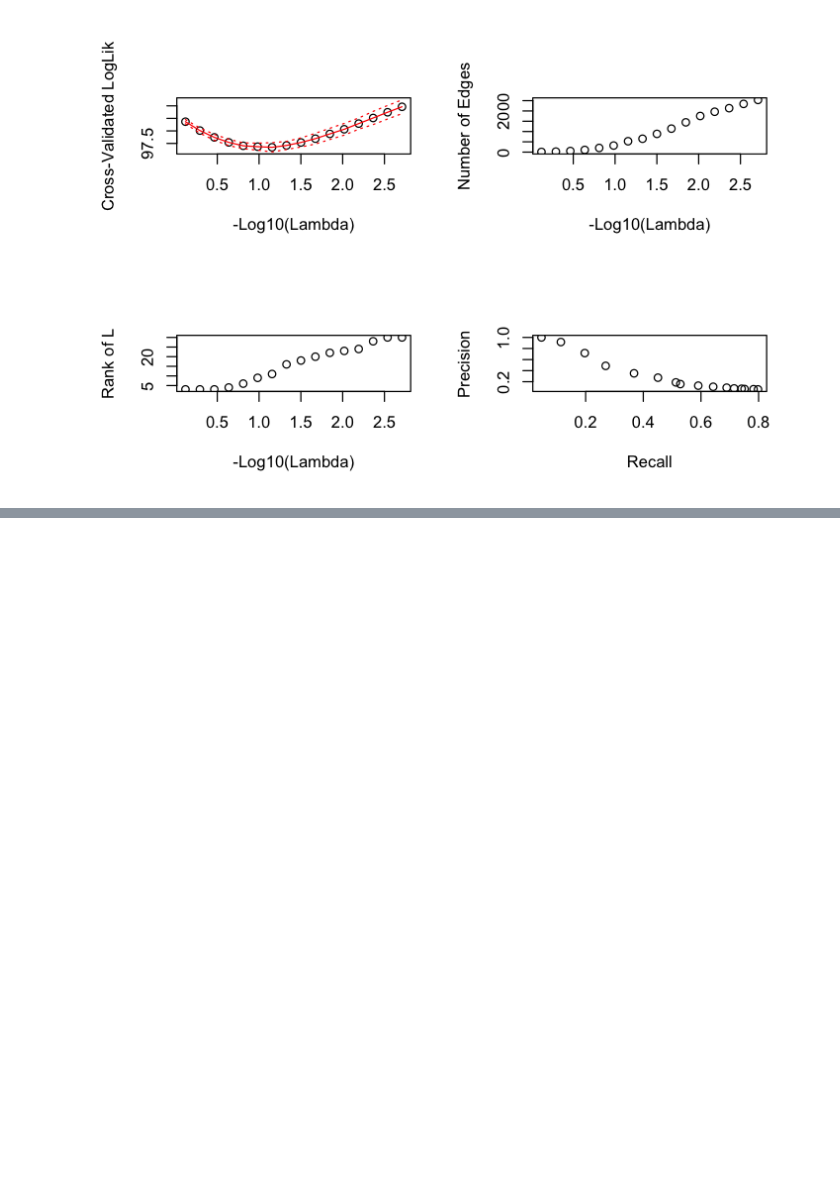
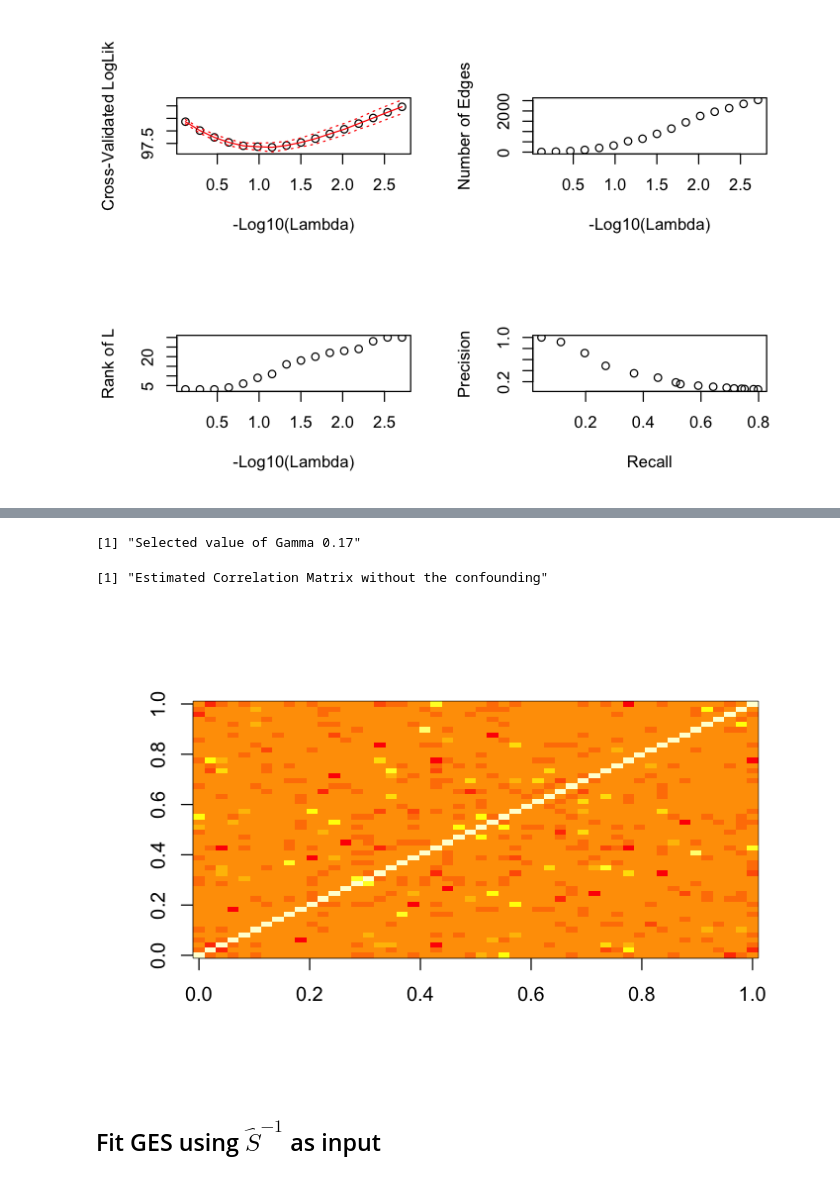
Before and after one commit to benjaminfrot/lrps-admm, a Jupyter notebook: LRpSADMMExample.ipynb, the cells around one changed output, grey strips where cells are left out. Cells and saved outputs as stored; diff of their text form; code cells hidden in the pictures; blank space fills up the shorter version.

```diff
--- a/LRpSADMMExample.ipynb
+++ b/LRpSADMMExample.ipynb
@@ -284,0 +329,9 @@ show.cross.validate.low.rank.plus.sparse(Kendall.xval.path, ground.truth = true.
+# %%
+source("./utils/simulate_data_from_latent_dag.R")
+p <- 50 # Number of obvserved variables
+h <- 3 # Number of hidden variables
+n <- 500 # Number of samples
+set.seed(0)
+toy.data <- simulate.latent.DAG.data(nl = h, nv = p, ss = n, sp = 0.05)
+X <- toy.data$data # The observed data
+X <- scale(X)
@@ -284,0 +342,29 @@ show.cross.validate.low.rank.plus.sparse(Kendall.xval.path, ground.truth = true.
+# %%
+xval.lls <- c()
+gammas <- c(0.05, 0.07, 0.1, 0.12, 0.15, 0.17, 0.2)
+for(gamma in gammas) {
+    xval.path <- cross.validate.low.rank.plus.sparse(X = X, gamma = gamma, n = nrow(X), covariance.estimator = cor,
+                                                 n.folds = 5,
+                                                 verbose = FALSE, seed = 1,
+                                                 n.lambdas = 40, lambda.ratio = 1e-04)
+    bf <- choose.cross.validate.low.rank.plus.sparse(xval.path)$mean_xval_ll
+    xval.lls <- c(xval.lls, bf)
+}
+best.gamma <- gammas[which.min(xval.lls)]
+# %%
+print(paste("Selected value of Gamma", best.gamma))
+# %% [output]
+[1] "Selected value of Gamma 0.17"
+# %%
+xval.path <- cross.validate.low.rank.plus.sparse(X = X, gamma = best.gamma, n = nrow(X), covariance.estimator = cor,
+                                                 n.folds = 5,
+                                                 verbose = FALSE, seed = 1,
+                                                 n.lambdas = 40, lambda.ratio = 1e-04)
+# %%
+print("Estimated Correlation Matrix without the confounding")
+image(cov2cor(solve(choose.cross.validate.low.rank.plus.sparse(xval.path)$fit$S)))
+# %% [output]
+[1] "Estimated Correlation Matrix without the confounding"
+[figure, added]
+# %% [markdown]
+## Fit GES using ${\hat{S}}^{-1}$ as input
```
Also changed, not shown: parts of 18 cells of this notebook, 6 other files.
